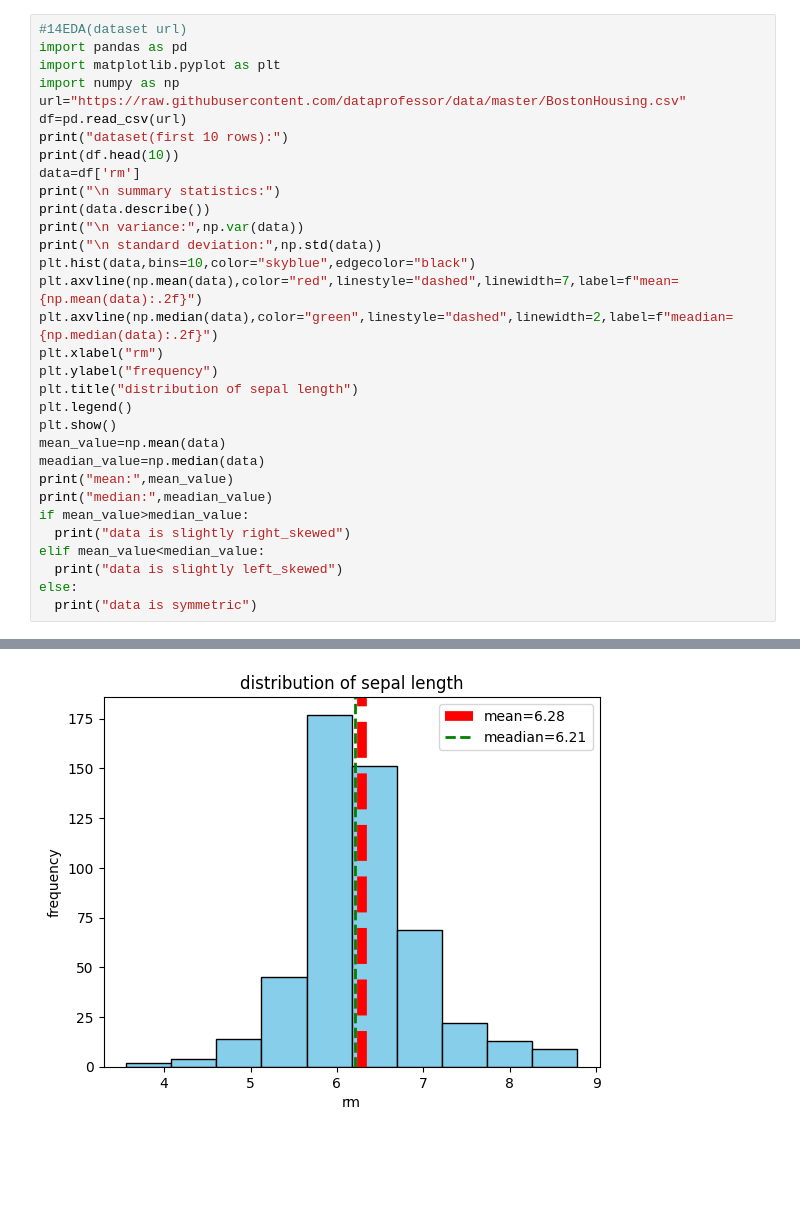
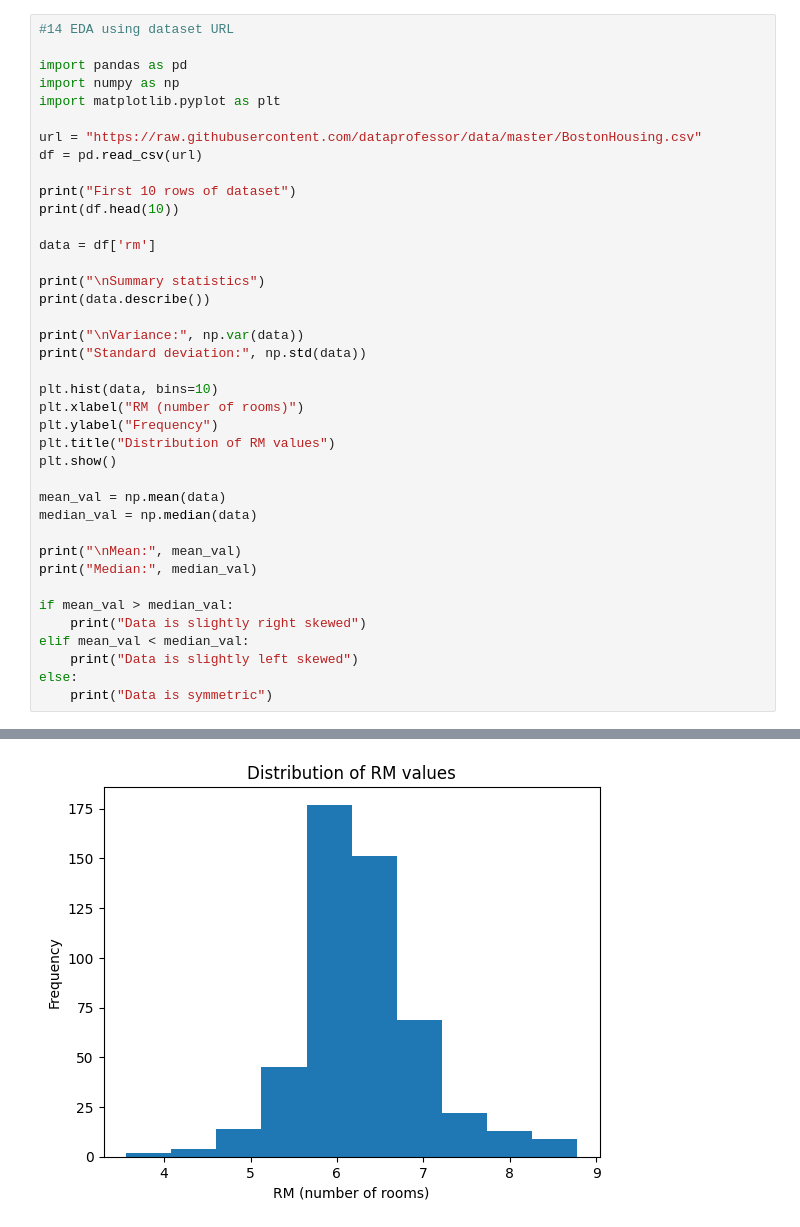
Before and after one commit to ThanmayeeGodala-ai/2025-2026-Even--AI-DS-Godala-Thanamyee-4072-, a Jupyter notebook: 17_02_26.ipynb, the cells around one changed output, grey strips where cells are left out. Cells and saved outputs as stored; diff of their text form; blank space fills up the shorter version.

```diff
--- a/17_02_26.ipynb
+++ b/17_02_26.ipynb
@@ -111,33 +138,40 @@ data is slightly right_skewed
 # %%
-#14EDA(dataset url)
+#14 EDA using dataset URL
+
 import pandas as pd
+import numpy as np
 import matplotlib.pyplot as plt
-import numpy as np
-url="https://raw.githubusercontent.com/dataprofessor/data/master/BostonHousing.csv"
-df=pd.read_csv(url)
-print("dataset(first 10 rows):")
+
+url = "https://raw.githubusercontent.com/dataprofessor/data/master/BostonHousing.csv"
+df = pd.read_csv(url)
+
+print("First 10 rows of dataset")
 print(df.head(10))
-data=df['rm']
-print("\n summary statistics:")
+
+data = df['rm']
+
+print("\nSummary statistics")
 print(data.describe())
-print("\n variance:",np.var(data))
-print("\n standard deviation:",np.std(data))
-plt.hist(data,bins=10,color="skyblue",edgecolor="black")
-plt.axvline(np.mean(data),color="red",linestyle="dashed",linewidth=7,label=f"mean={np.mean(data):.2f}")
-plt.axvline(np.median(data),color="green",linestyle="dashed",linewidth=2,label=f"meadian={np.median(data):.2f}")
-plt.xlabel("rm")
-plt.ylabel("frequency")
-plt.title("distribution of sepal length")
-plt.legend()
+
+print("\nVariance:", np.var(data))
+print("Standard deviation:", np.std(data))
+
+plt.hist(data, bins=10)
+plt.xlabel("RM (number of rooms)")
+plt.ylabel("Frequency")
+plt.title("Distribution of RM values")
 plt.show()
-mean_value=np.mean(data)
-meadian_value=np.median(data)
-print("mean:",mean_value)
-print("median:",meadian_value)
-if mean_value>median_value:
-  print("data is slightly right_skewed")
-elif mean_value<median_value:
-  print("data is slightly left_skewed")
+
+mean_val = np.mean(data)
+median_val = np.median(data)
+
+print("\nMean:", mean_val)
+print("Median:", median_val)
+
+if mean_val > median_val:
+    print("Data is slightly right skewed")
+elif mean_val < median_val:
+    print("Data is slightly left skewed")
 else:
-  print("data is symmetric")
+    print("Data is symmetric")
 # %% [output]
@@ -161 +195 @@ dataset(first 10 rows):
-[figure, old version]
+[figure, new version]
```
Also changed, not shown: parts of 4 cells of this notebook.
